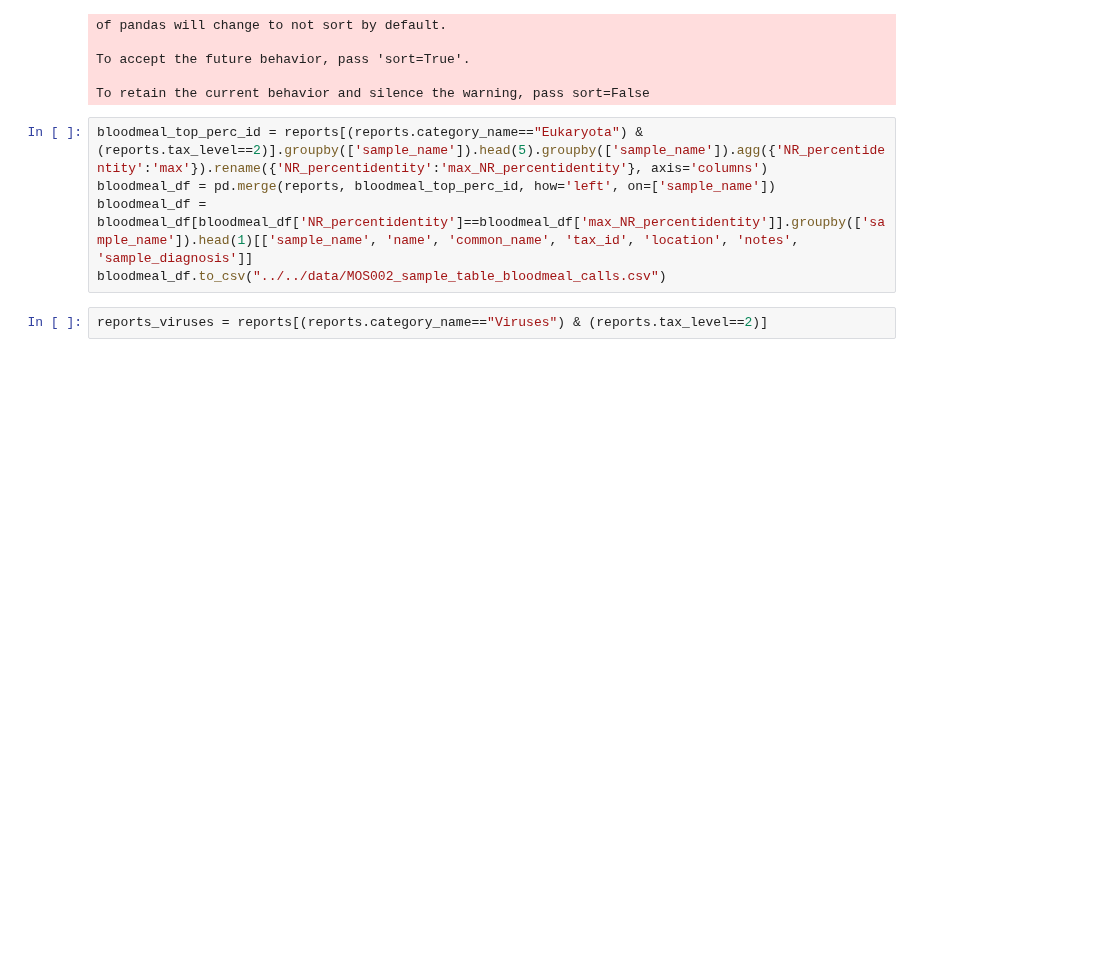
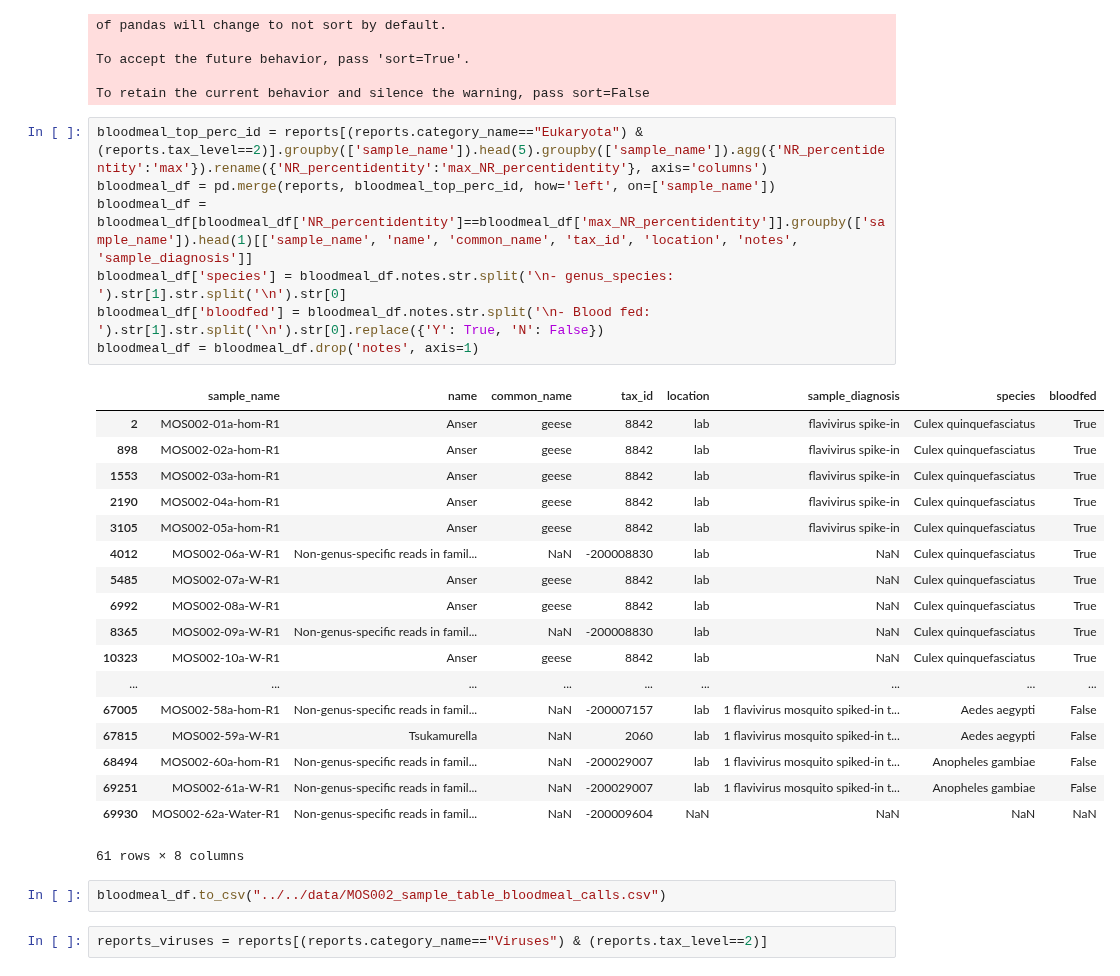
Before and after one commit to czbiohub-sf/california-mosquito-study, a Jupyter notebook: analysis/cdc_pilot/prelim_analysis.ipynb, the cells around one changed output. Drawn from its saved outputs; the diff is of its cells as text; blank space fills up the shorter version.

Commit message:
add mosquito species and blood fed (y/n)

```diff
--- a/analysis/cdc_pilot/prelim_analysis.ipynb
+++ b/analysis/cdc_pilot/prelim_analysis.ipynb
@@ -34,8 +35,31 @@ To retain the current behavior and silence the warning, pass sort=False
 # %%
 bloodmeal_top_perc_id = reports[(reports.category_name=="Eukaryota") & (reports.tax_level==2)].groupby(['sample_name']).head(5).groupby(['sample_name']).agg({'NR_percentidentity':'max'}).rename({'NR_percentidentity':'max_NR_percentidentity'}, axis='columns')
 bloodmeal_df = pd.merge(reports, bloodmeal_top_perc_id, how='left', on=['sample_name'])
 bloodmeal_df = bloodmeal_df[bloodmeal_df['NR_percentidentity']==bloodmeal_df['max_NR_percentidentity']].groupby(['sample_name']).head(1)[['sample_name', 'name', 'common_name', 'tax_id', 'location', 'notes', 'sample_diagnosis']]
-bloodmeal_df.to_csv("../../data/MOS002_sample_table_bloodmeal_calls.csv")
+bloodmeal_df['species'] = bloodmeal_df.notes.str.split('\n- genus_species: ').str[1].str.split('\n').str[0]
+bloodmeal_df['bloodfed'] = bloodmeal_df.notes.str.split('\n- Blood fed: ').str[1].str.split('\n').str[0].replace({'Y': True, 'N': False})
+bloodmeal_df = bloodmeal_df.drop('notes', axis=1)
+# %% [output]
+|  | sample_name | name | common_name | tax_id | location | sample_diagnosis | species | bloodfed |
+| 2 | MOS002-01a-hom-R1 | Anser | geese | 8842 | lab | flavivirus spike-in | Culex quinquefasciatus | True |
+| 898 | MOS002-02a-hom-R1 | Anser | geese | 8842 | lab | flavivirus spike-in | Culex quinquefasciatus | True |
+| 1553 | MOS002-03a-hom-R1 | Anser | geese | 8842 | lab | flavivirus spike-in | Culex quinquefasciatus | True |
+| 2190 | MOS002-04a-hom-R1 | Anser | geese | 8842 | lab | flavivirus spike-in | Culex quinquefasciatus | True |
+| 3105 | MOS002-05a-hom-R1 | Anser | geese | 8842 | lab | flavivirus spike-in | Culex quinquefasciatus | True |
+| 4012 | MOS002-06a-W-R1 | Non-genus-specific reads in famil... | NaN | -200008830 | lab | NaN | Culex quinquefasciatus | True |
+| 5485 | MOS002-07a-W-R1 | Anser | geese | 8842 | lab | NaN | Culex quinquefasciatus | True |
+| 6992 | MOS002-08a-W-R1 | Anser | geese | 8842 | lab | NaN | Culex quinquefasciatus | True |
+| 8365 | MOS002-09a-W-R1 | Non-genus-specific reads in famil... | NaN | -200008830 | lab | NaN | Culex quinquefasciatus | True |
+| 10323 | MOS002-10a-W-R1 | Anser | geese | 8842 | lab | NaN | Culex quinquefasciatus | True |
+| ... | ... | ... | ... | ... | ... | ... | ... | ... |
+| 67005 | MOS002-58a-hom-R1 | Non-genus-specific reads in famil... | NaN | -200007157 | lab | 1 flavivirus mosquito spiked-in t... | Aedes aegypti | False |
+| 67815 | MOS002-59a-W-R1 | Tsukamurella | NaN | 2060 | lab | 1 flavivirus mosquito spiked-in t... | Aedes aegypti | False |
+| 68494 | MOS002-60a-hom-R1 | Non-genus-specific reads in famil... | NaN | -200029007 | lab | 1 flavivirus mosquito spiked-in t... | Anopheles gambiae | False |
+| 69251 | MOS002-61a-W-R1 | Non-genus-specific reads in famil... | NaN | -200029007 | lab | 1 flavivirus mosquito spiked-in t... | Anopheles gambiae | False |
+| 69930 | MOS002-62a-Water-R1 | Non-genus-specific reads in famil... | NaN | -200009604 | NaN | NaN | NaN | NaN |
+61 rows × 8 columns
+# %%
+bloodmeal_df.to_csv("../../data/MOS002_sample_table_bloodmeal_calls.csv")
 # %%
 reports_viruses = reports[(reports.category_name=="Viruses") & (reports.tax_level==2)]
 # %%
```
Also changed, not shown: parts of 1 cell of this notebook, 1 other file.
